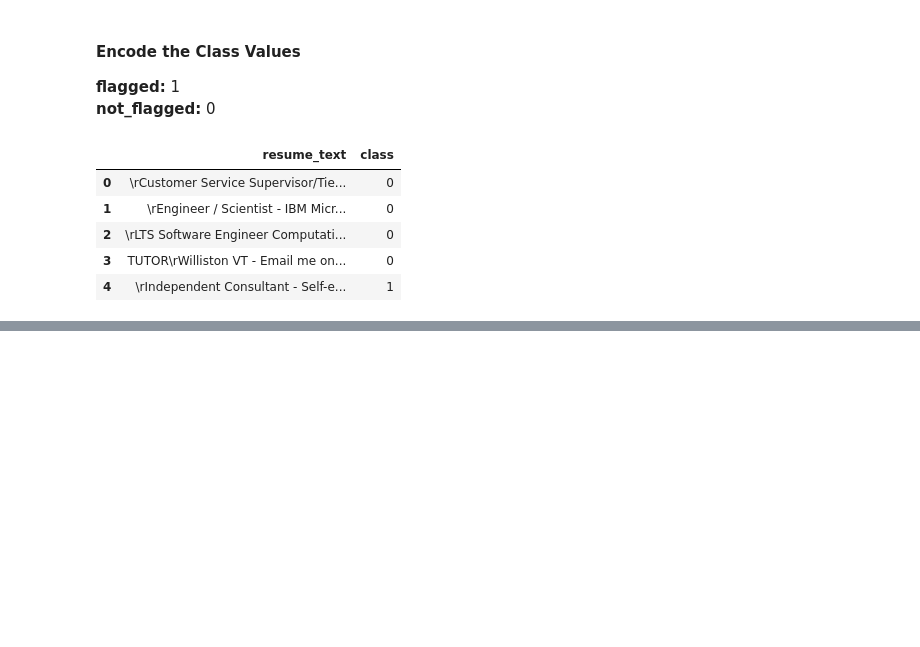
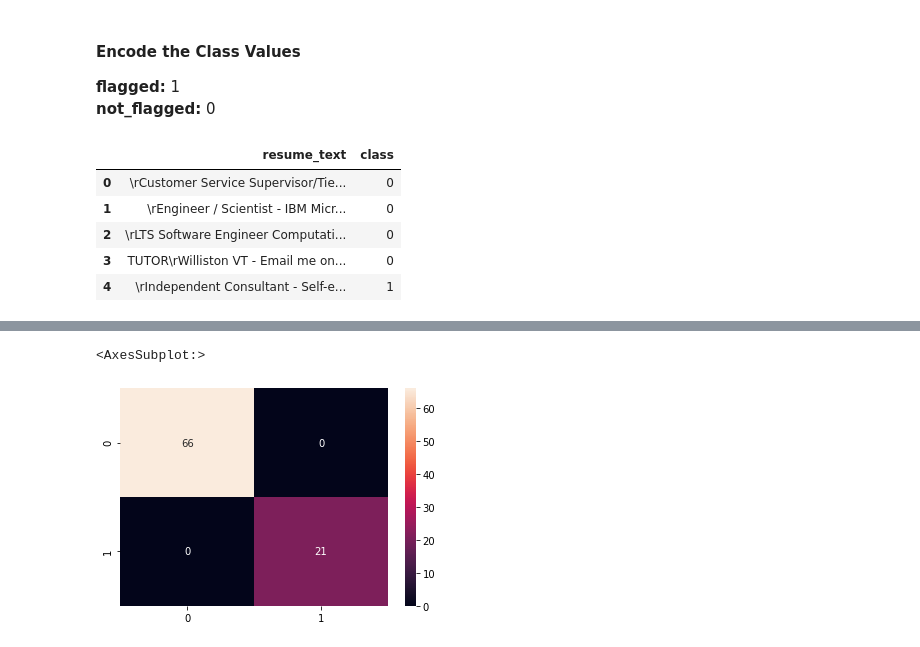
Before and after one commit to nnitiwe-dev/Resume_classifier, a Jupyter notebook: notebook/resume_classifier_with_naive_bayes_classifier.ipynb, the cells around one changed output, grey strips where cells are left out. Saved outputs shown, nothing was run; the diff lists cells and outputs as text; code cells hidden in the pictures; blank space fills up the shorter version.

Commit message:
Model Training Completed

```diff
--- a/notebook/resume_classifier_with_naive_bayes_classifier.ipynb
+++ b/notebook/resume_classifier_with_naive_bayes_classifier.ipynb
@@ -107,0 +188,8 @@ resume_df.head()
+# %%
+# CountVectorizer example
+from sklearn.feature_extraction.text import CountVectorizer
+
+vectorizer=CountVectorizer()
+countvectorizer=vectorizer.fit_transform(resume_df['cleaned'])
+
+vectorizer.get_feature_names()
@@ -107,0 +216,3 @@ resume_df.head()
+# %%
+X=countvectorizer
+y=resume_df['class']
@@ -107,0 +221,4 @@ resume_df.head()
+# %%
+from sklearn.model_selection import train_test_split
+
+X_train,X_test, y_train,y_test=train_test_split(X,y,test_size=0.3)
@@ -107,0 +227,5 @@ resume_df.head()
+# %%
+from sklearn.naive_bayes import MultinomialNB
+
+NB_clf=MultinomialNB()
+NB_clf.fit(X_train,y_train)
@@ -107,0 +247,9 @@ resume_df.head()
+# %%
+# Predicting the performance on train data
+y_predict_train = NB_clf.predict(X_train)
+y_predict_train
+cm = confusion_matrix(y_train, y_predict_train)
+sns.heatmap(cm, annot = True)
+# %% [output]
+<AxesSubplot:>
+[figure, added]
```
Also changed, not shown: parts of 20 cells of this notebook.
